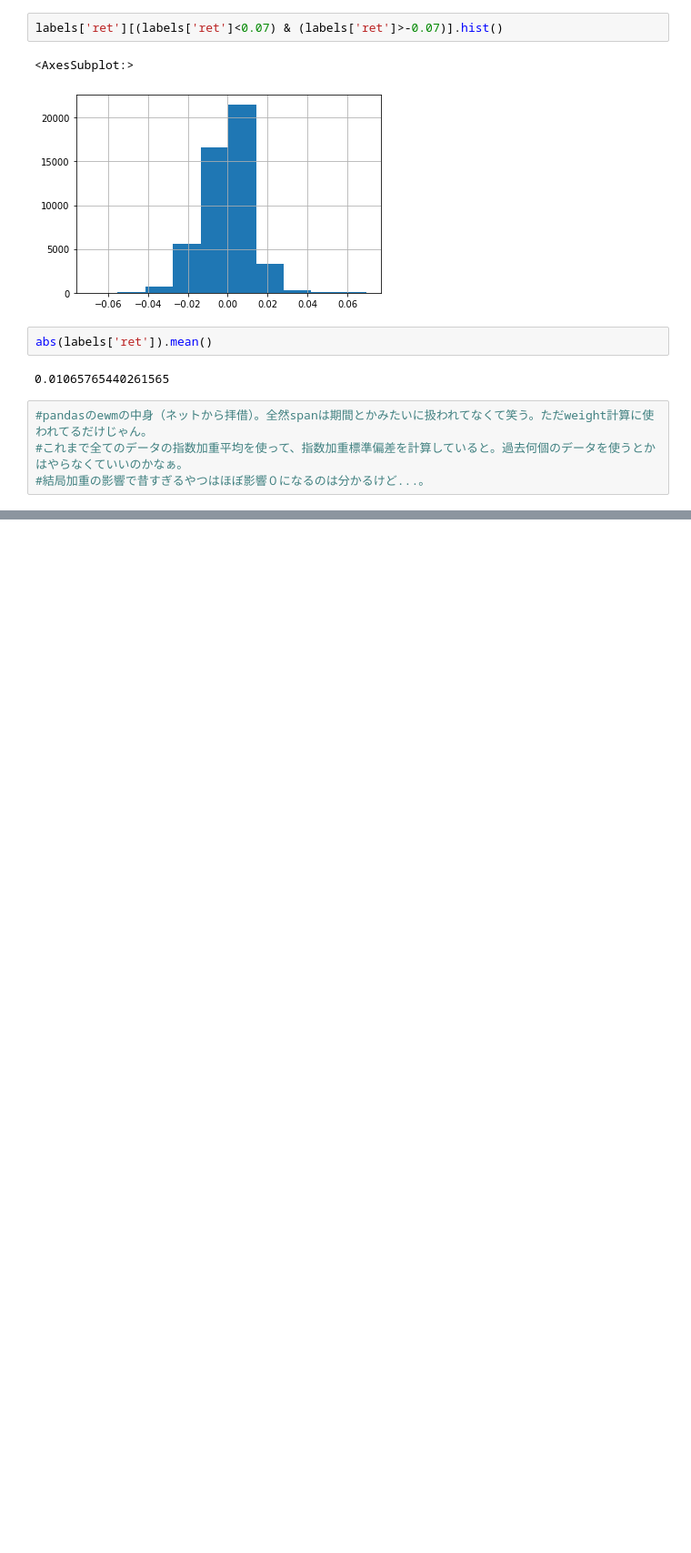
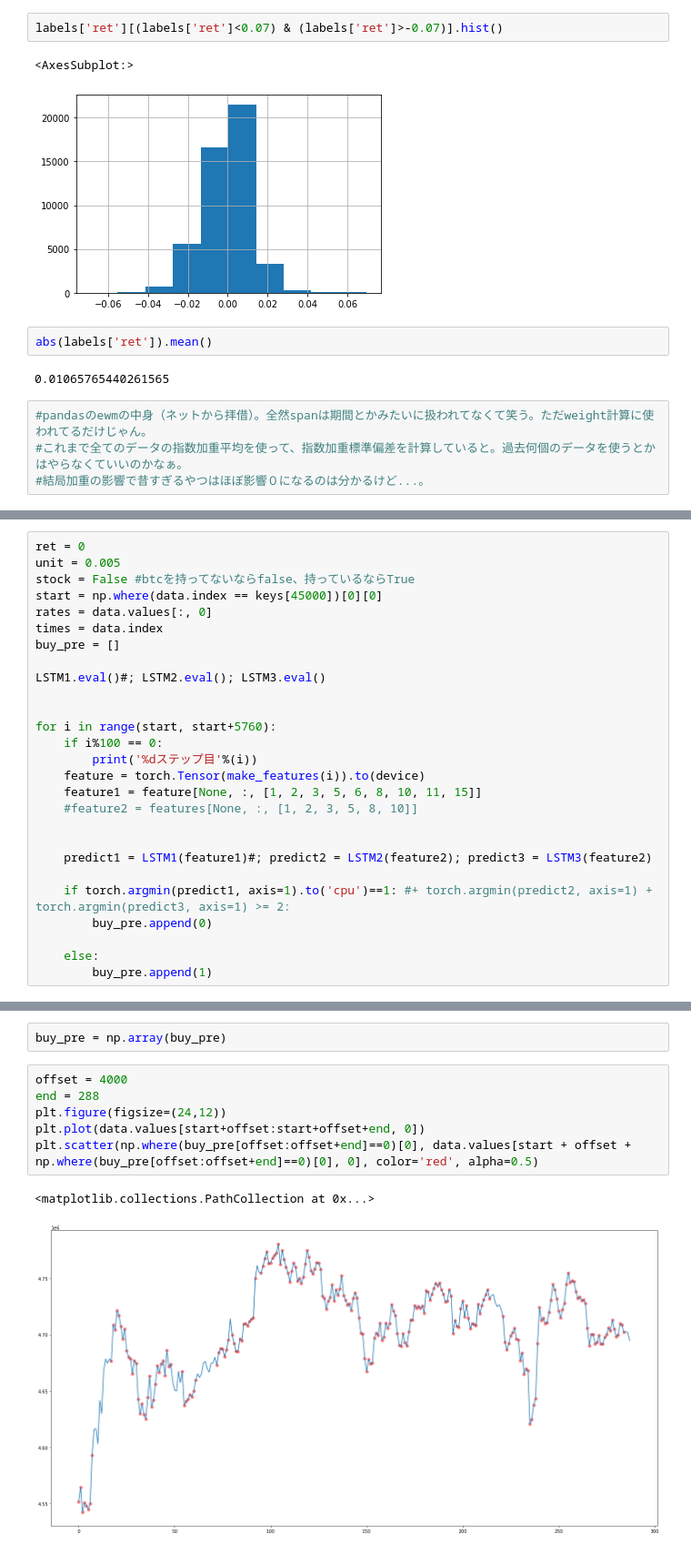
Before and after one commit to verugu/bitcoin, a Jupyter notebook: finance.ipynb, the cells around one changed output, grey strips where cells are left out. Shown at 91% size. Drawn from its saved outputs; the diff is of its cells as text; blank space fills up the shorter version.

```diff
--- a/finance.ipynb
+++ b/finance.ipynb
@@ -367,0 +517,27 @@ golden_cross = ema_twohour['mean'][ema_twoday['mean'] < ema_twohour['mean']]
+# %%
+ret = 0
+unit = 0.005
+stock = False #btcを持ってないならfalse、持っているならTrue
+start = np.where(data.index == keys[45000])[0][0]
+rates = data.values[:, 0]
+times = data.index
+buy_pre = []
+
+LSTM1.eval()#; LSTM2.eval(); LSTM3.eval()
+
+
+for i in range(start, start+5760):
+    if i%100 == 0:
+        print('%dステップ目'%(i))
+    feature = torch.Tensor(make_features(i)).to(device)
+    feature1 = feature[None, :, [1, 2, 3, 5, 6, 8, 10, 11, 15]]
+    #feature2 = features[None, :, [1, 2, 3, 5, 8, 10]]
+
+
+    predict1 = LSTM1(feature1)#; predict2 = LSTM2(feature2); predict3 = LSTM3(feature2)
+
+    if torch.argmin(predict1, axis=1).to('cpu')==1: #+ torch.argmin(predict2, axis=1) + torch.argmin(predict3, axis=1) >= 2:
+        buy_pre.append(0)
+
+    else:
+        buy_pre.append(1)
@@ -367,0 +562,11 @@ golden_cross = ema_twohour['mean'][ema_twoday['mean'] < ema_twohour['mean']]
+# %%
+buy_pre = np.array(buy_pre)
+# %%
+offset = 4000
+end = 288
+plt.figure(figsize=(24,12))
+plt.plot(data.values[start+offset:start+offset+end, 0])
+plt.scatter(np.where(buy_pre[offset:offset+end]==0)[0], data.values[start + offset + np.where(buy_pre[offset:offset+end]==0)[0], 0], color='red', alpha=0.5)
+# %% [output]
+<matplotlib.collections.PathCollection at 0x...>
+[figure, added]
```
Also changed, not shown: parts of 42 cells of this notebook, 8 other files.
